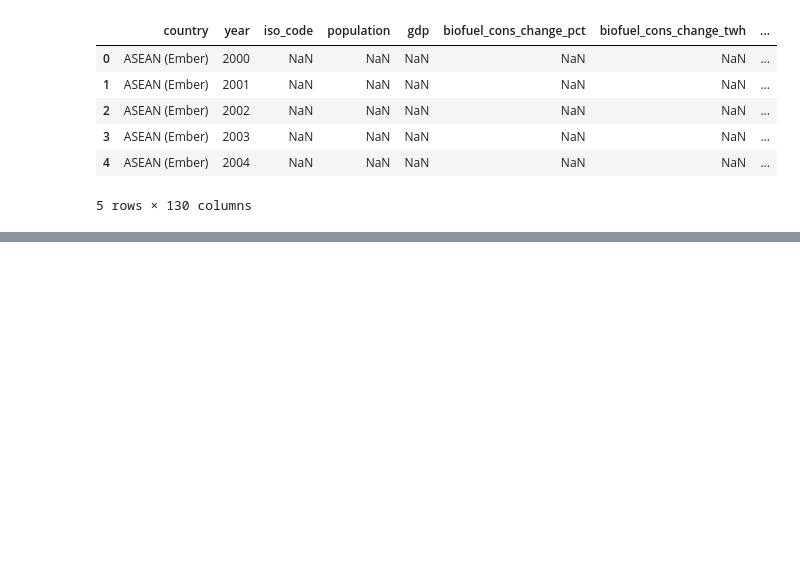
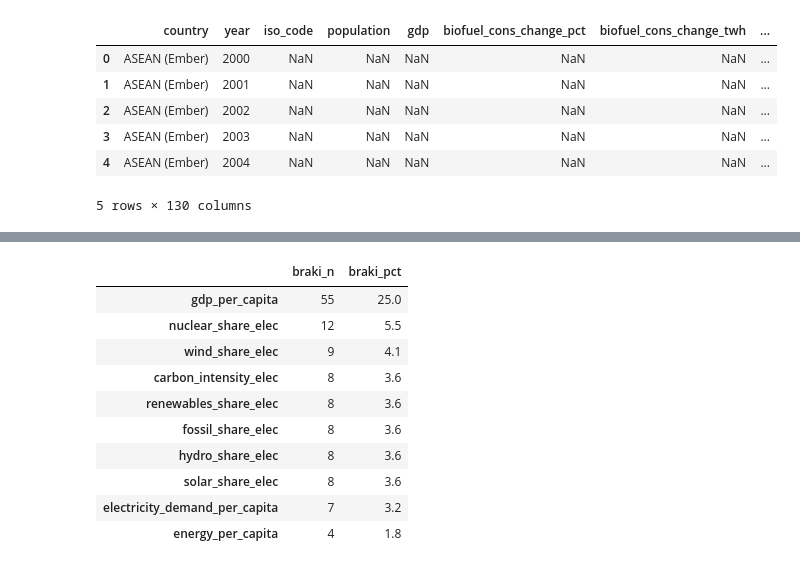
Before and after one commit to J-E-Wa/Analiza-i-wizualizacja-danych, a Jupyter notebook: energy-data-analyze.ipynb, the cells around one changed output, grey strips where cells are left out. Drawn from its saved outputs; the diff is of its cells as text; code cells hidden in the pictures; blank space fills up the shorter version.

```diff
--- a/energy-data-analyze.ipynb
+++ b/energy-data-analyze.ipynb
@@ -55,0 +120,26 @@ Liczba unikalnych lokalizacji: 314
+# %%
+analysis_cols = [
+    "carbon_intensity_elec", "renewables_share_elec", "fossil_share_elec",
+    "nuclear_share_elec", "hydro_share_elec", "wind_share_elec",
+    "solar_share_elec", "electricity_demand_per_capita", "energy_per_capita",
+    "gdp_per_capita"
+]
+
+missing = pd.DataFrame({
+    "braki_n": data[analysis_cols].isna().sum(),
+    "braki_pct": (data[analysis_cols].isna().mean() * 100).round(1)
+}).sort_values("braki_pct", ascending=False)
+
+missing
+# %% [output]
+|  | braki_n | braki_pct |
+| gdp_per_capita | 55 | 25.0 |
+| nuclear_share_elec | 12 | 5.5 |
+| wind_share_elec | 9 | 4.1 |
+| carbon_intensity_elec | 8 | 3.6 |
+| renewables_share_elec | 8 | 3.6 |
+| fossil_share_elec | 8 | 3.6 |
+| hydro_share_elec | 8 | 3.6 |
+| solar_share_elec | 8 | 3.6 |
+| electricity_demand_per_capita | 7 | 3.2 |
+| energy_per_capita | 4 | 1.8 |
```
Also changed, not shown: parts of 6 cells of this notebook.
